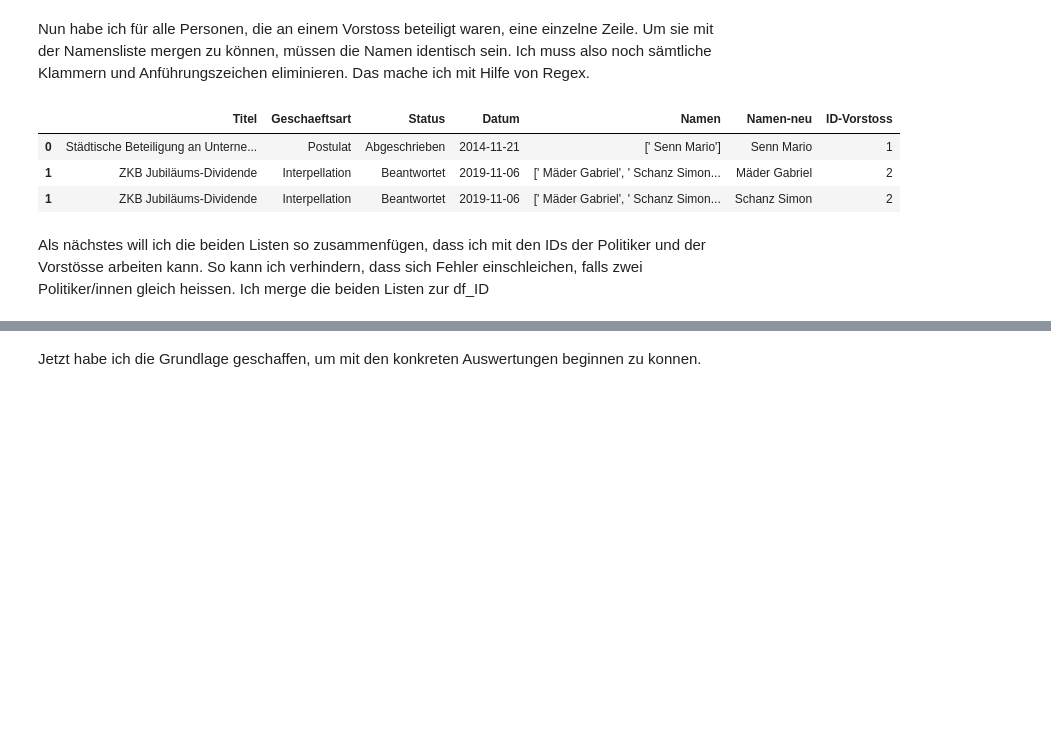
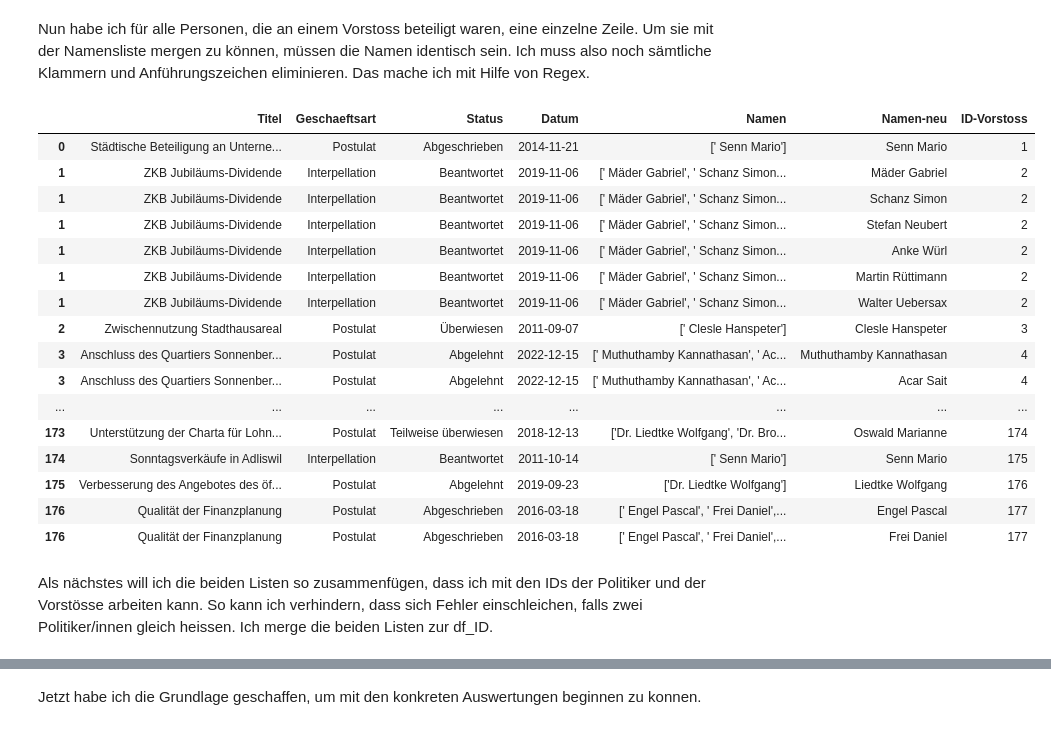
Before and after one commit to daniel-hitz/CAS_Abschlussarbeit_Daniel_Hitz, a Jupyter notebook: 2. Auswertung Adliswil.ipynb, the cells around one changed output, grey strips where cells are left out. Cells and saved outputs as stored; diff of their text form; code cells hidden in the pictures; blank space fills up the shorter version.

Commit message:
Datengewinnung aktualisiert und ID-Politiker aufgeraeumt

```diff
--- a/2. Auswertung Adliswil.ipynb
+++ b/2. Auswertung Adliswil.ipynb
@@ -43,14 +43,27 @@ df_vorstoesse.head(3)
 Nun habe ich für alle Personen, die an einem Vorstoss beteiligt waren, eine einzelne Zeile. Um sie mit der Namensliste mergen zu können, müssen die Namen identisch sein. Ich muss also noch sämtliche Klammern und Anführungszeichen eliminieren. Das mache ich mit Hilfe von Regex.
 # %%
 df_vorstoesse['Namen-neu'] = df_vorstoesse['Namen-neu'].str.replace(r"[\[\]']|''", '').str.strip()
-df_vorstoesse.head(3)
+df_vorstoesse
 # %% [output]
 |  | Titel | Geschaeftsart | Status | Datum | Namen | Namen-neu | ID-Vorstoss |
 | 0 | Städtische Beteiligung an Unterne... | Postulat | Abgeschrieben | 2014-11-21 | [' Senn Mario'] | Senn Mario | 1 |
 | 1 | ZKB Jubiläums-Dividende | Interpellation | Beantwortet | 2019-11-06 | [' Mäder Gabriel', ' Schanz Simon... | Mäder Gabriel | 2 |
 | 1 | ZKB Jubiläums-Dividende | Interpellation | Beantwortet | 2019-11-06 | [' Mäder Gabriel', ' Schanz Simon... | Schanz Simon | 2 |
+| 1 | ZKB Jubiläums-Dividende | Interpellation | Beantwortet | 2019-11-06 | [' Mäder Gabriel', ' Schanz Simon... | Stefan Neubert | 2 |
+| 1 | ZKB Jubiläums-Dividende | Interpellation | Beantwortet | 2019-11-06 | [' Mäder Gabriel', ' Schanz Simon... | Anke Würl | 2 |
+| 1 | ZKB Jubiläums-Dividende | Interpellation | Beantwortet | 2019-11-06 | [' Mäder Gabriel', ' Schanz Simon... | Martin Rüttimann | 2 |
+| 1 | ZKB Jubiläums-Dividende | Interpellation | Beantwortet | 2019-11-06 | [' Mäder Gabriel', ' Schanz Simon... | Walter Uebersax | 2 |
+| 2 | Zwischennutzung Stadthausareal | Postulat | Überwiesen | 2011-09-07 | [' Clesle Hanspeter'] | Clesle Hanspeter | 3 |
+| 3 | Anschluss des Quartiers Sonnenber... | Postulat | Abgelehnt | 2022-12-15 | [' Muthuthamby Kannathasan', ' Ac... | Muthuthamby Kannathasan | 4 |
+| 3 | Anschluss des Quartiers Sonnenber... | Postulat | Abgelehnt | 2022-12-15 | [' Muthuthamby Kannathasan', ' Ac... | Acar Sait | 4 |
+| ... | ... | ... | ... | ... | ... | ... | ... |
+| 173 | Unterstützung der Charta für Lohn... | Postulat | Teilweise überwiesen | 2018-12-13 | ['Dr. Liedtke Wolfgang', 'Dr. Bro... | Oswald Marianne | 174 |
+| 174 | Sonntagsverkäufe in Adliswil | Interpellation | Beantwortet | 2011-10-14 | [' Senn Mario'] | Senn Mario | 175 |
+| 175 | Verbesserung des Angebotes des öf... | Postulat | Abgelehnt | 2019-09-23 | ['Dr. Liedtke Wolfgang'] | Liedtke Wolfgang | 176 |
+| 176 | Qualität der Finanzplanung | Postulat | Abgeschrieben | 2016-03-18 | [' Engel Pascal', ' Frei Daniel',... | Engel Pascal | 177 |
+| 176 | Qualität der Finanzplanung | Postulat | Abgeschrieben | 2016-03-18 | [' Engel Pascal', ' Frei Daniel',... | Frei Daniel | 177 |
 # %% [markdown]
-Als nächstes will ich die beiden Listen so zusammenfügen, dass ich mit den IDs der Politiker und der Vorstösse arbeiten kann. So kann ich verhindern, dass sich Fehler einschleichen, falls zwei Politiker/innen gleich heissen. Ich merge die beiden Listen zur df_ID
+Als nächstes will ich die beiden Listen so zusammenfügen, dass ich mit den IDs der Politiker und der Vorstösse arbeiten kann. So kann ich verhindern, dass sich Fehler einschleichen, falls zwei Politiker/innen gleich heissen. Ich merge die beiden Listen zur df_ID.
 # %%
 df_ID = df_vorstoesse.merge(df_parlamentarier, left_on='Namen-neu', right_on='Name', how='left')[['ID-Vorstoss', 'ID-Politiker']]
 # %%
```
Also changed, not shown: parts of 1 cell of this notebook, 4 other files.
